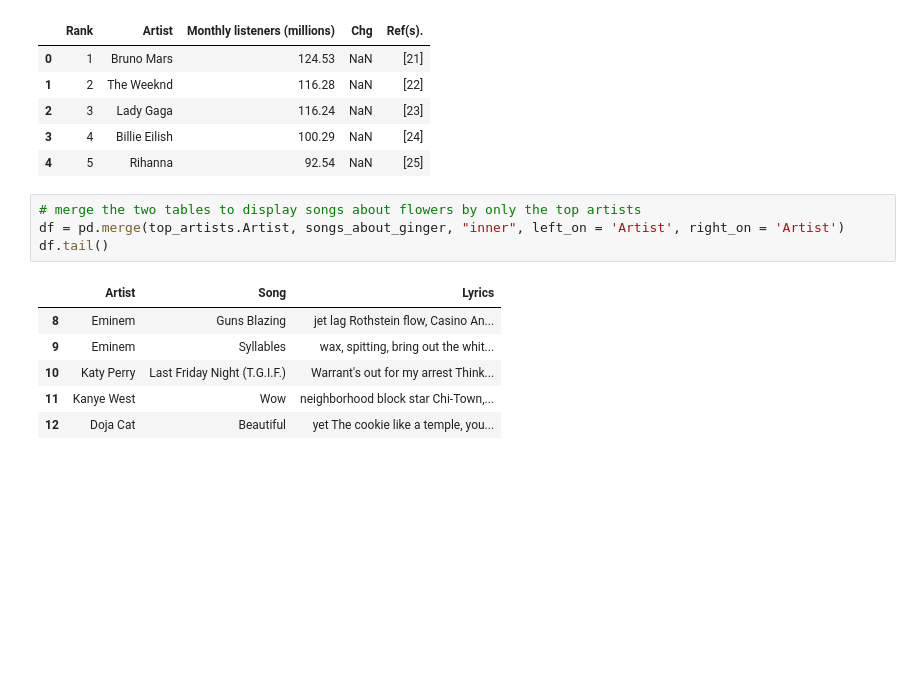
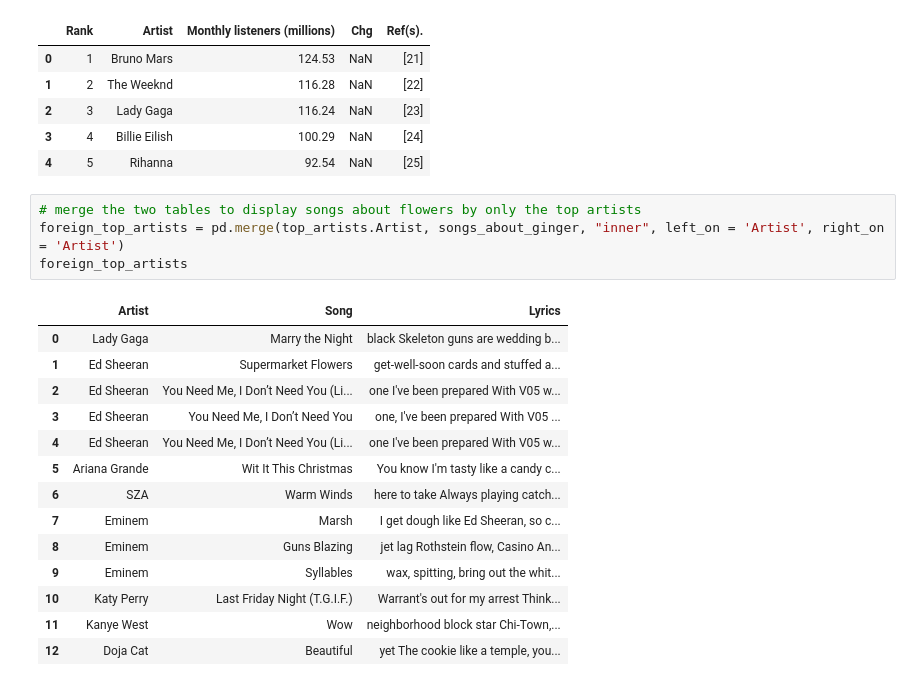
Before and after one commit to Pxavier263/ginger-analysis, a Jupyter notebook: Ginger_Analysis.ipynb, the cells around one changed output. Drawn from its saved outputs; the diff is of its cells as text; blank space fills up the shorter version.

```diff
--- a/Ginger_Analysis.ipynb
+++ b/Ginger_Analysis.ipynb
@@ -146,10 +168,18 @@ top_artists.head()
 | 4 | 5 | Rihanna | 92.54 | NaN | [25] |
 # %%
 # merge the two tables to display songs about flowers by only the top artists
-df = pd.merge(top_artists.Artist, songs_about_ginger, "inner", left_on = 'Artist', right_on = 'Artist')
-df.tail()
+foreign_top_artists = pd.merge(top_artists.Artist, songs_about_ginger, "inner", left_on = 'Artist', right_on = 'Artist')
+foreign_top_artists
 # %% [output]
 |  | Artist | Song | Lyrics |
+| 0 | Lady Gaga | Marry the Night | black Skeleton guns are wedding b... |
+| 1 | Ed Sheeran | Supermarket Flowers | get-well-soon cards and stuffed a... |
+| 2 | Ed Sheeran | You Need Me, I Don’t Need You (Li... | one I've been prepared With V05 w... |
+| 3 | Ed Sheeran | You Need Me, I Don’t Need You | one, I've been prepared With V05 ... |
+| 4 | Ed Sheeran | You Need Me, I Don’t Need You (Li... | one I've been prepared With V05 w... |
+| 5 | Ariana Grande | Wit It This Christmas | You know I'm tasty like a candy c... |
+| 6 | SZA | Warm Winds | here to take Always playing catch... |
+| 7 | Eminem | Marsh | I get dough like Ed Sheeran, so c... |
 | 8 | Eminem | Guns Blazing | jet lag Rothstein flow, Casino An... |
 | 9 | Eminem | Syllables | wax, spitting, bring out the whit... |
 | 10 | Katy Perry | Last Friday Night (T.G.I.F.) | Warrant's out for my arrest Think... |
```
Also changed, not shown: parts of 12 cells of this notebook.
